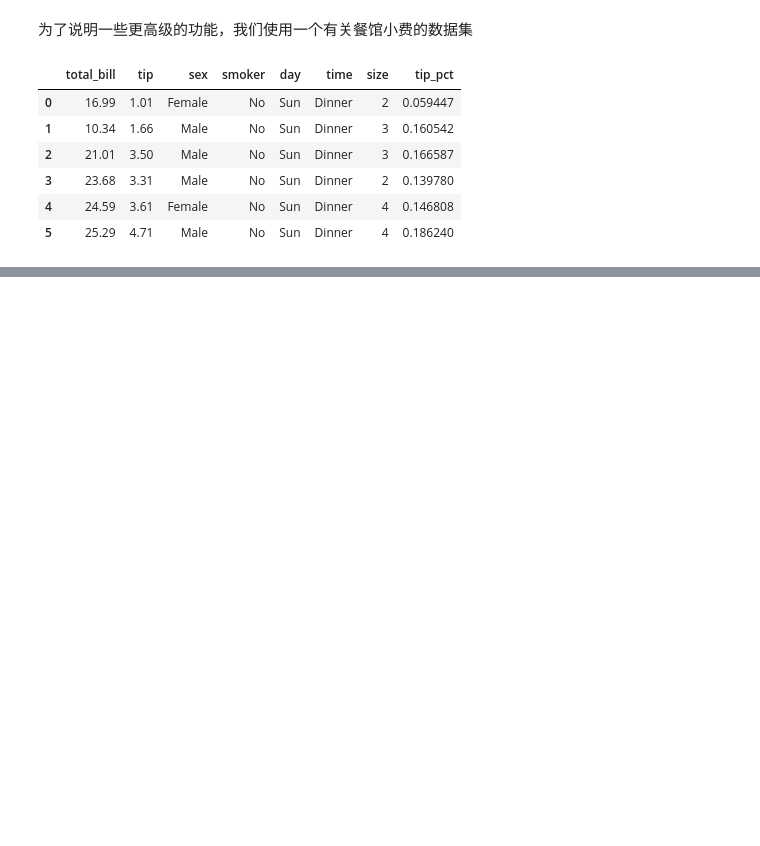
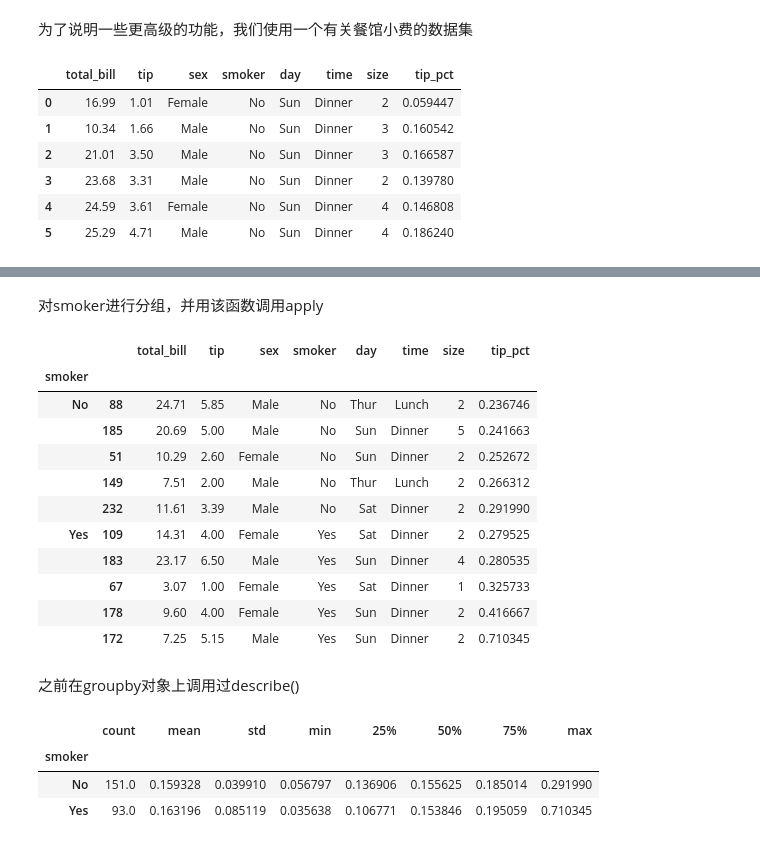
Before and after one commit to imouren/imouren.github.io, a Jupyter notebook: _drafts/数据聚合与分组运算.ipynb, the cells around one changed output, grey strips where cells are left out. Drawn from its saved outputs; the diff is of its cells as text; code cells hidden in the pictures; blank space fills up the shorter version.

```diff
--- a/_drafts/数据聚合与分组运算.ipynb
+++ b/_drafts/数据聚合与分组运算.ipynb
@@ -430,0 +636,3 @@ tips[:6]
+# %%
+def top(df, n=5, column="tip_pct"):
+    return df.sort_values(by=column)[-n:]
@@ -430,0 +649,19 @@ tips[:6]
+# %% [markdown]
+对smoker进行分组，并用该函数调用apply
+# %%
+tips.groupby("smoker").apply(top)
+# %% [output]
+|  |  | total_bill | tip | sex | smoker | day | time | size | tip_pct |
+| smoker |  |  |  |  |  |  |  |  |  |
+| No | 88 | 24.71 | 5.85 | Male | No | Thur | Lunch | 2 | 0.236746 |
+|  | 185 | 20.69 | 5.00 | Male | No | Sun | Dinner | 5 | 0.241663 |
+|  | 51 | 10.29 | 2.60 | Female | No | Sun | Dinner | 2 | 0.252672 |
+|  | 149 | 7.51 | 2.00 | Male | No | Thur | Lunch | 2 | 0.266312 |
+|  | 232 | 11.61 | 3.39 | Male | No | Sat | Dinner | 2 | 0.291990 |
+| Yes | 109 | 14.31 | 4.00 | Female | Yes | Sat | Dinner | 2 | 0.279525 |
+|  | 183 | 23.17 | 6.50 | Male | Yes | Sun | Dinner | 4 | 0.280535 |
+|  | 67 | 3.07 | 1.00 | Female | Yes | Sat | Dinner | 1 | 0.325733 |
+|  | 178 | 9.60 | 4.00 | Female | Yes | Sun | Dinner | 2 | 0.416667 |
+|  | 172 | 7.25 | 5.15 | Male | Yes | Sun | Dinner | 2 | 0.710345 |
+# %% [markdown]
+之前在groupby对象上调用过describe()
@@ -430,0 +670,7 @@ tips[:6]
+# %%
+result
+# %% [output]
+|  | count | mean | std | min | 25% | 50% | 75% | max |
+| smoker |  |  |  |  |  |  |  |  |
+| No | 151.0 | 0.159328 | 0.039910 | 0.056797 | 0.136906 | 0.155625 | 0.185014 | 0.291990 |
+| Yes | 93.0 | 0.163196 | 0.085119 | 0.035638 | 0.106771 | 0.153846 | 0.195059 | 0.710345 |
```
Also changed, not shown: parts of 158 cells of this notebook, 5 other files.
